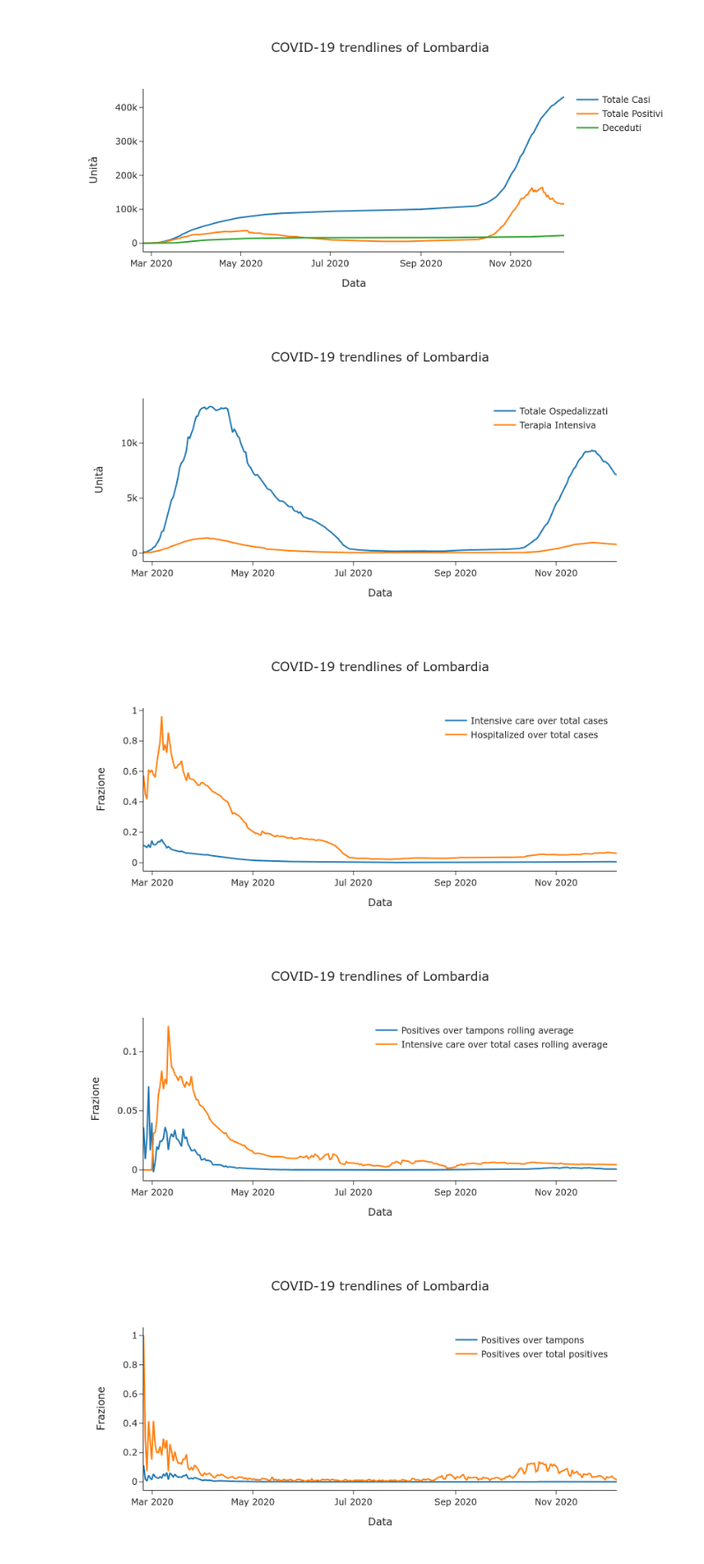
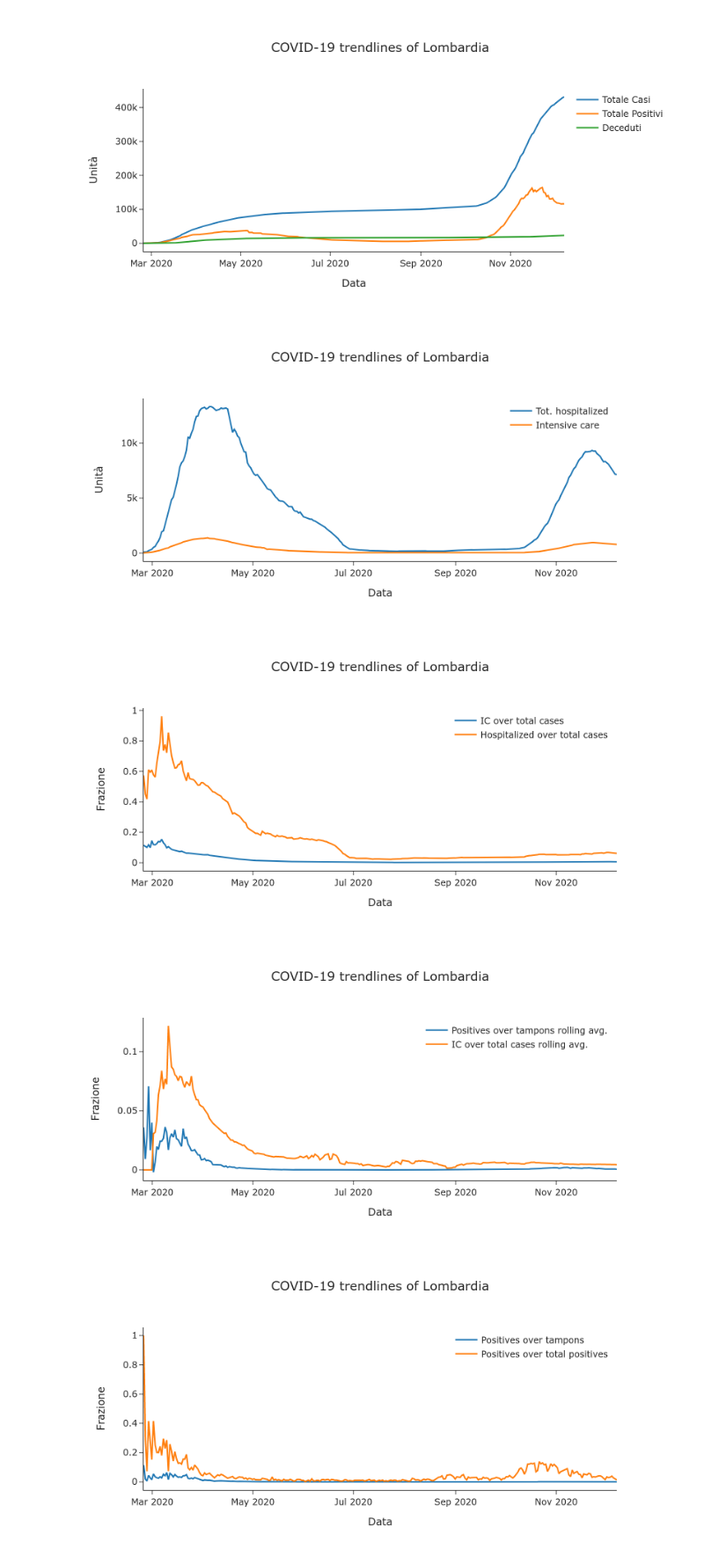
Before and after one commit to nicoloverardo/master-degree-thesis, a Jupyter notebook: notebooks/eda.ipynb, the cells around one changed output. Shown at 88% size. Saved outputs shown, nothing was run; the diff lists cells and outputs as text; code cells hidden in the pictures.

```diff
--- a/notebooks/eda.ipynb
+++ b/notebooks/eda.ipynb
@@ -141,7 +141,7 @@ inter_dropdown_plot(options=dpc_regioni_df.denominazione_regione.unique(),
                     default_value='Lombardia',
                     dropdown_label='Regione',
                     y=['totale_ospedalizzati', 'terapia_intensiva'],
-                    legend_titles=['Totale Ospedalizzati', 'Terapia Intensiva'],
+                    legend_titles=['Tot. hospitalized', 'Intensive care'],
                     data=dpc_regioni_df,
                     group_column='denominazione_regione',
                     x='data',
@@ -151,13 +151,13 @@ inter_dropdown_plot(options=dpc_regioni_df.denominazione_regione.unique(),
                     output_image=True,
                     blend_legend=True)
 # %% [output]
-[figure, old version]
+[figure, new version]
 # %%
 inter_dropdown_plot(options=dpc_regioni_df.denominazione_regione.unique(),
                     default_value='Lombardia',
                     dropdown_label='Regione',
                     y=['IC_R', 'Hosp_R'],
-                    legend_titles=['Intensive care over total cases', 'Hospitalized over total cases'],
+                    legend_titles=['IC over total cases', 'Hospitalized over total cases'],
                     data=dpc_regioni_df,
                     group_column='denominazione_regione',
                     x='data',
@@ -167,23 +167,23 @@ inter_dropdown_plot(options=dpc_regioni_df.denominazione_regione.unique(),
                     output_image=True,
                     blend_legend=True)
 # %% [output]
-[figure, old version]
+[figure, new version]
 # %%
 inter_dropdown_plot(options=dpc_regioni_df.denominazione_regione.unique(),
                     default_value='Lombardia',
                     dropdown_label='Regione',
                     y=['NC_R_Rolling', 'IC_R_Rolling'],
-                    legend_titles=['Positives over tampons rolling average', 'Intensive care over total cases rolling average'],
+                    legend_titles=['Positives over tampons rolling avg.', 'IC over total cases rolling avg.'],
                     data=dpc_regioni_df,
                     group_column='denominazione_regione',
                     x='data',
                     title='COVID-19 trendlines of ',
                     xtitle='Data',
                     ytitle='Frazione',
                     output_image=True,
                     blend_legend=True)
 # %% [output]
-[figure, old version]
+[figure, new version]
 # %%
 inter_dropdown_plot(options=dpc_regioni_df.denominazione_regione.unique(),
                     default_value='Lombardia',
```
Also changed, not shown: parts of 4 cells of this notebook.
